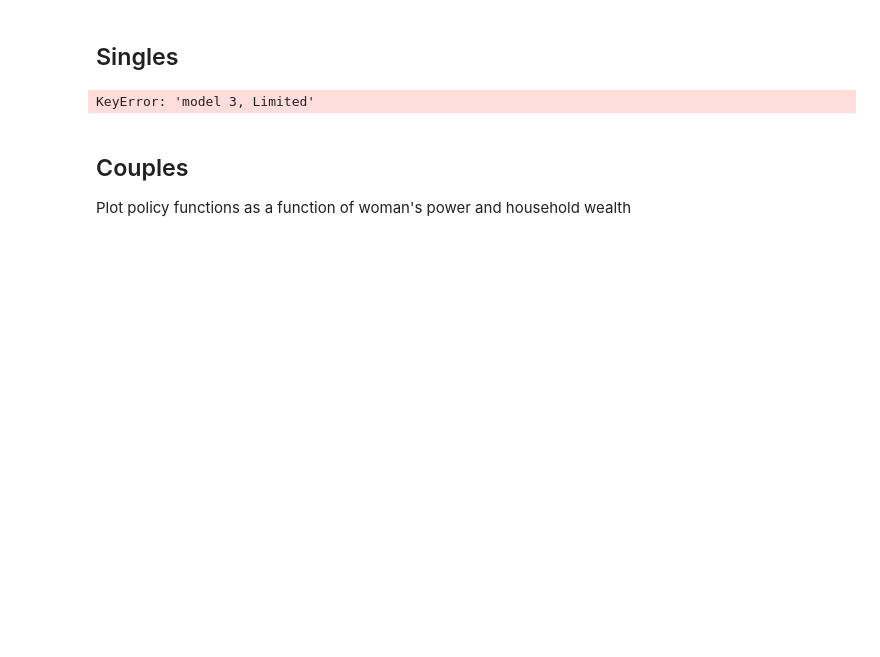
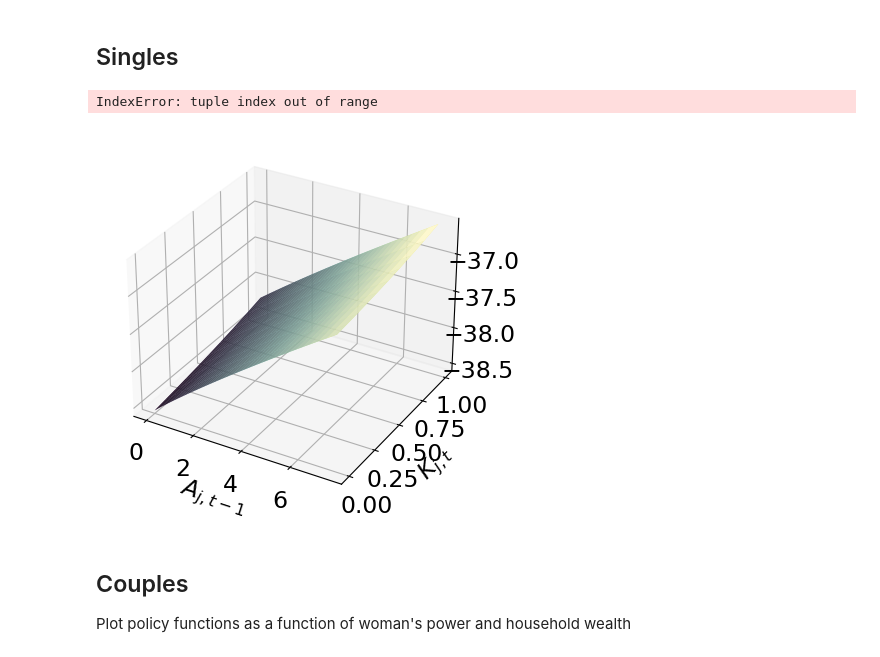
Before and after one commit to ThomasHJorgensen/LimitedCommitmentTest, a Jupyter notebook: Check Model.ipynb, the cells around one changed output. Drawn from its saved outputs; the diff is of its cells as text; code cells hidden in the pictures; blank space fills up the shorter version.

```diff
--- a/Check Model.ipynb
+++ b/Check Model.ipynb
@@ -26,4 +26,4 @@ SAVE = False
 
 # c++ settings
 do_compile = True
-threads = 16
+threads = 40
@@ -48,3 +41,13 @@ specs = {
+# %%
+# settings for models to solve
+T = 30
+specs = {
+
+    'model_NC':{'latexname':'limited', 'par':{ 'T':T,  'do_HK': False, 'threads':threads,'bargaining':2}},
+    'model_LC':{'latexname':'limited', 'par':{ 'T':T,  'do_HK': False, 'threads':threads,'bargaining':1}},
+    'model_FC':{'latexname':'limited', 'par':{ 'T':T,  'do_HK': False, 'threads':threads,'bargaining':0}},
+
+}
 # %%
 # solve different models
 models = {}
@@ -68,45 +78,48 @@ Wall time: 6.14 s
 # %% [markdown]
 ## Singles
 # %%
-model_list = ('model 3, limited',)
+model_list = ('model_NC','model_LC','model_FC',)
 # model_list = ('model 3, full',)
 sol_type ='single'
 par = models[model_list[0]].par
-
+iZ = 0;
 cmaps = ('viridis','gray')
 for t in (0,):
     for var in ('V','cons','labor'):
         for sex in (1,2):
             sex_str = 'w' if sex==1 else 'm'
             if var not in ('V',):
                 sex_str = f'_{sex_str}'
             var_now = var
             var_now += f'{sex_str}_{sol_type}'
 
             fig = plt.figure()
             ax = plt.axes(projection='3d')
 
             grid_A = par.grid_Aw if sex==1 else par.grid_Am
             X, Y = np.meshgrid(grid_A, par.grid_K,indexing='ij')
 
             for i,name in enumerate(model_list):
                 model = models[name]
 
-                Z = getattr(model.sol,var_now)[t]
+                Z = getattr(model.sol,var_now)[t,iZ]
+
+                #Z = getattr(model.sol,var)[t,:,iL,:,iKw,iKm]
 
                 alpha = 0.5 if name=='model 1' else 0.7
                 ax.plot_surface(X, Y, Z,rstride=1,cstride=1,cmap=cmaps[i], edgecolor='none',alpha=alpha);
 
                 ax.set(xlabel='$A_{j,t-1}$',ylabel='$K_{j,t}$');
 
             fig_name = f'sol {var_now} t{t}{sex_str}'
             plt.tight_layout()
             if SAVE:
                 plt.savefig(path+fig_name+'.pdf')
             else:
                 ax.set(title=fig_name)
 # %% [output]
-KeyError: 'model 3, Limited'
+IndexError: tuple index out of range
+[figure, added]
 # %% [markdown]
 ## Couples
 Plot policy functions as a function of woman's power and household wealth
```
Also changed, not shown: parts of 4 cells of this notebook, 4 other files.
